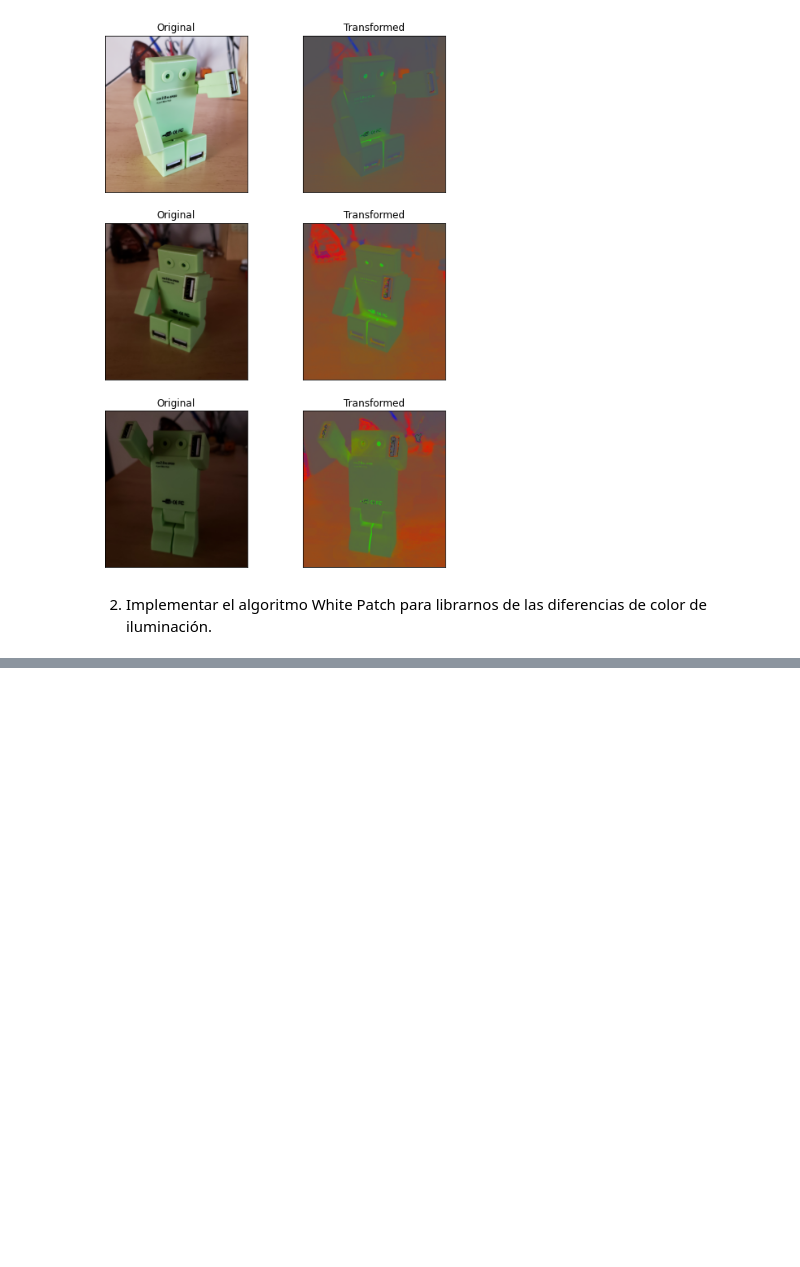
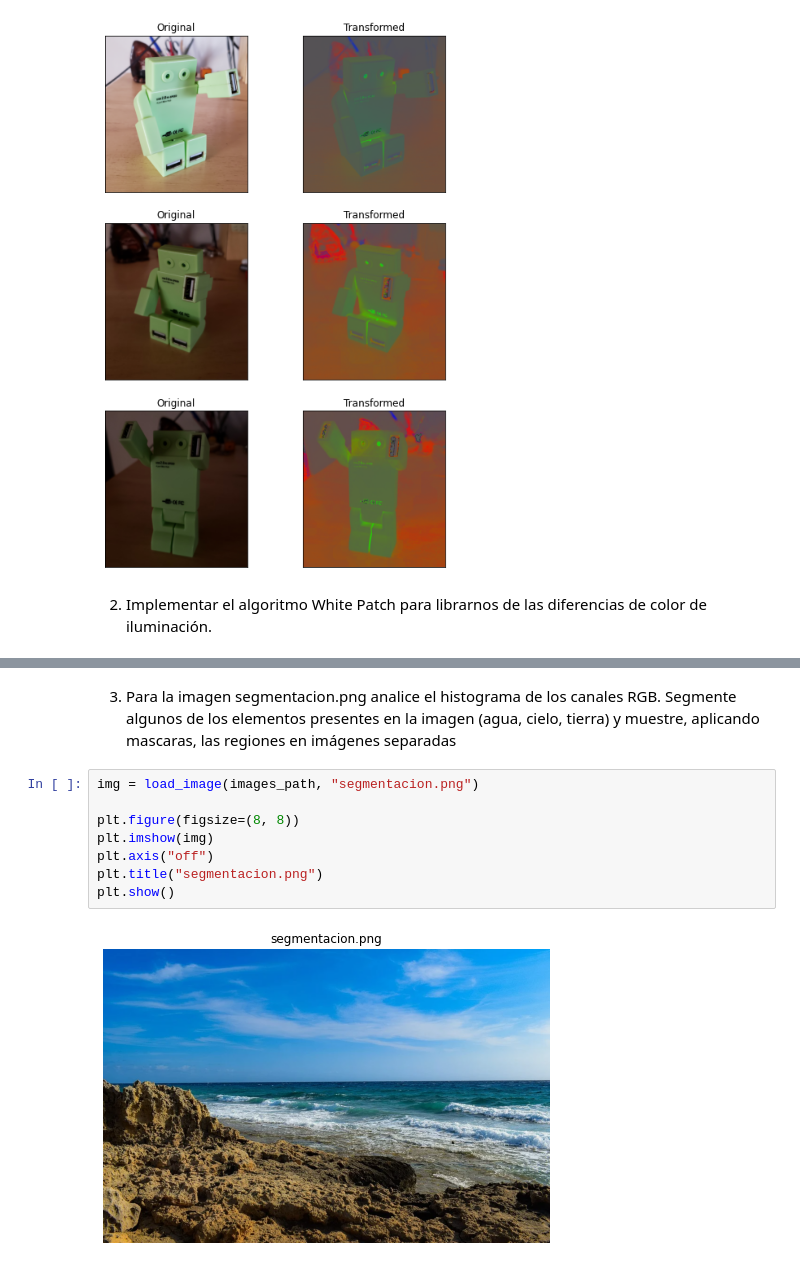
Before and after one commit to achurichi/CEIA, a Jupyter notebook: computer-vision-1/tp1/tp1.ipynb, the cells around one changed output, grey strips where cells are left out. Drawn from its saved outputs; the diff is of its cells as text; blank space fills up the shorter version.

```diff
--- a/computer-vision-1/tp1/tp1.ipynb
+++ b/computer-vision-1/tp1/tp1.ipynb
@@ -128,0 +160,12 @@ plot_white_patch(images[8], figsize=(10, 10))
+# %% [markdown]
+3. Para la imagen segmentacion.png analice el histograma de los canales RGB. Segmente algunos de los elementos presentes en la imagen (agua, cielo, tierra) y muestre, aplicando mascaras, las regiones en imágenes separadas
+# %%
+img = load_image(images_path, "segmentacion.png")
+
+plt.figure(figsize=(8, 8))
+plt.imshow(img)
+plt.axis("off")
+plt.title("segmentacion.png")
+plt.show()
+# %% [output]
+[figure, added]
```
Also changed, not shown: parts of 31 cells of this notebook.
